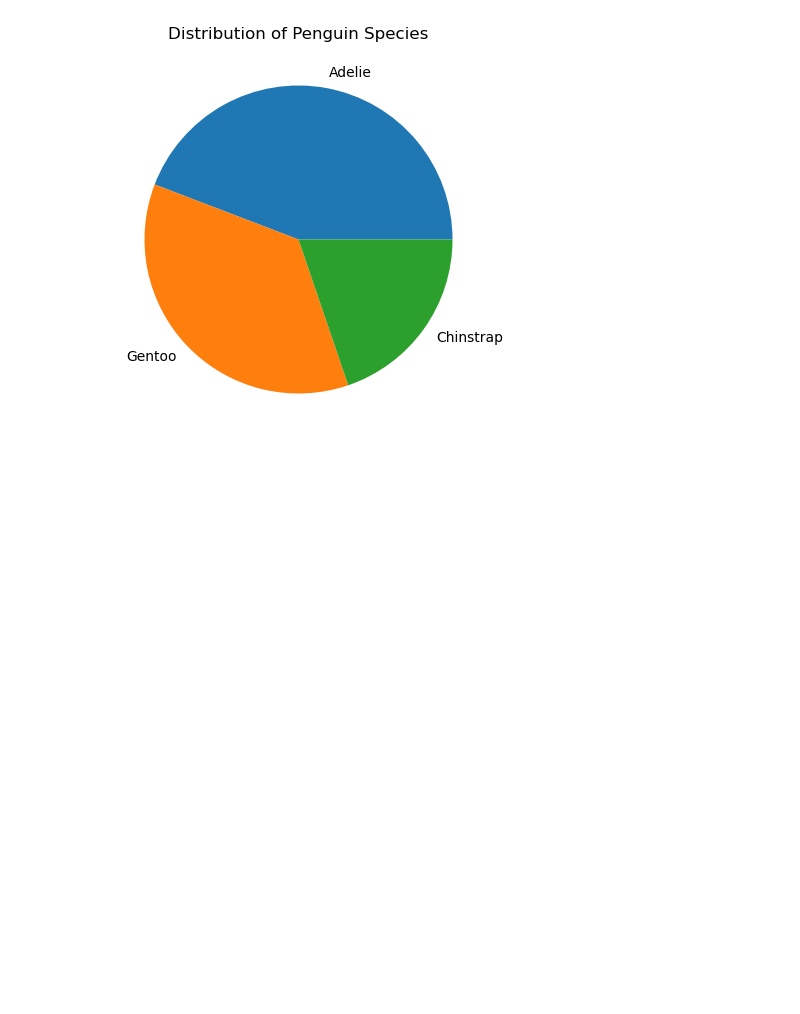
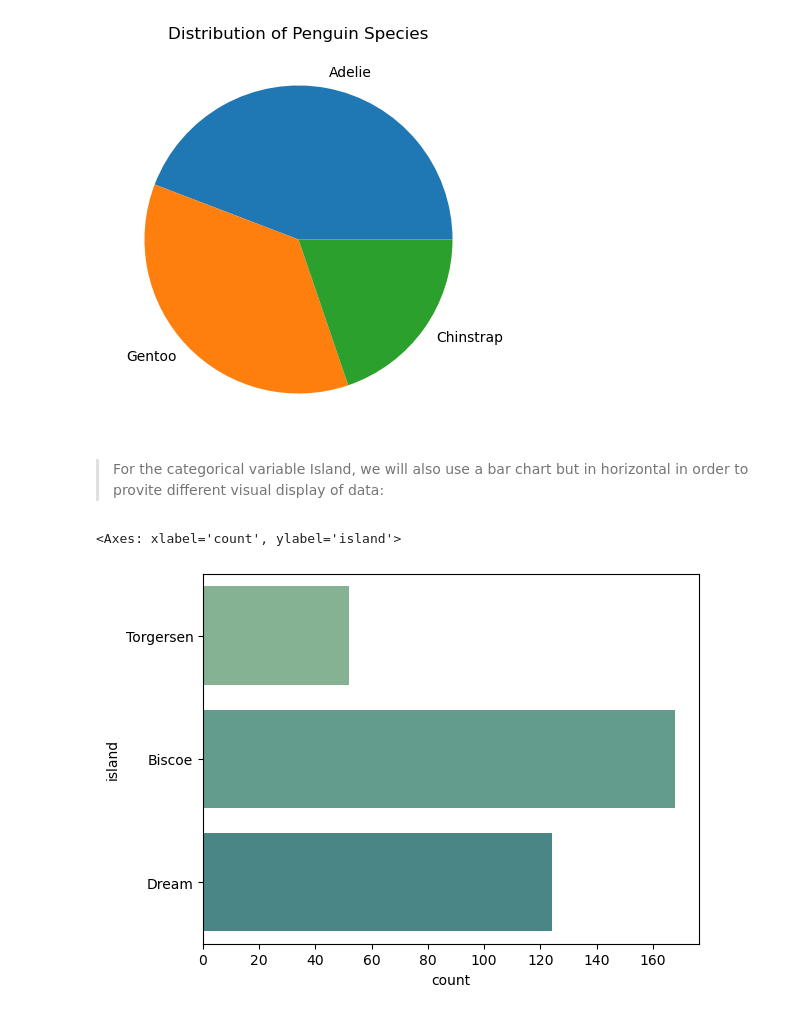
Before and after one commit to yimak/Fundamentals_of_data_analysis, a Jupyter notebook: tasks.ipynb, the cells around one changed output. Saved outputs shown, nothing was run; the diff lists cells and outputs as text; code cells hidden in the pictures; blank space fills up the shorter version.

```diff
--- a/task1.ipynb
+++ b/tasks.ipynb
@@ -342,3 +342,18 @@ plt.title('Distribution of Penguin Species')
 plt.show()
 # %% [output]
 [figure]
+# %% [markdown]
+>For the categorical variable Island,  we will also use a bar chart but in horizontal in order to provite different visual display of data:
+# %%
+import seaborn as sns
+import pandas as pd
+
+df = sns.load_dataset('penguins')
+
+#to establish a color set https://seaborn.pydata.org/tutorial/color_palettes.html
+sns.color_palette("crest")
+
+sns.countplot(df, y='island')
+# %% [output]
+<Axes: xlabel='count', ylabel='island'>
+[figure, added]
```
Also changed, not shown: parts of 5 cells of this notebook, 2 other files.
